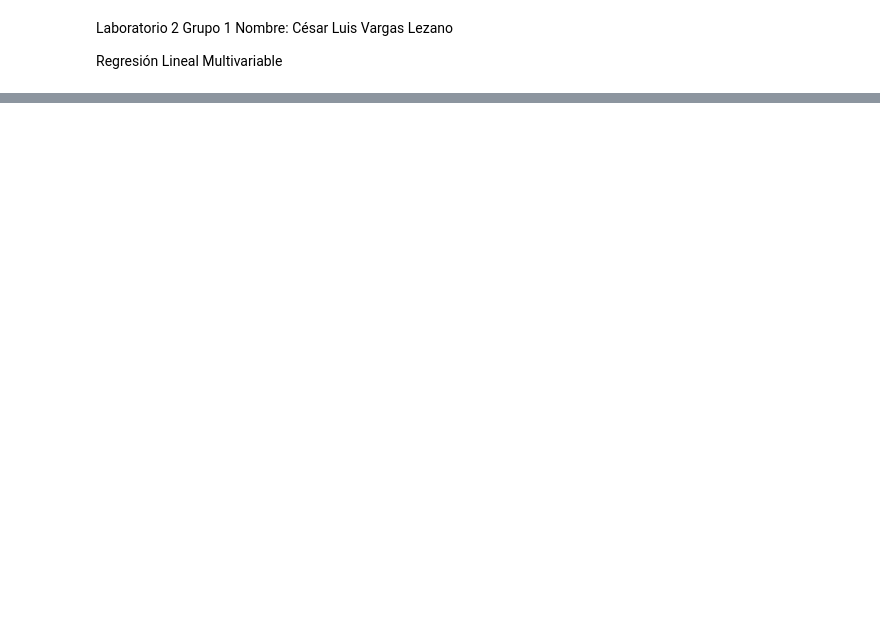
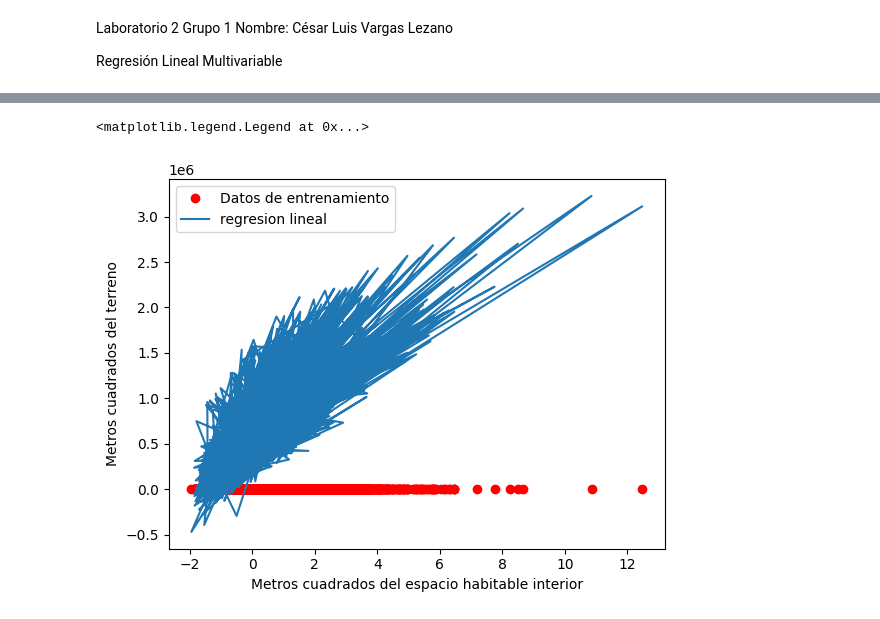
Before and after one commit to cesarvargasL/SIS-420-2-2024, a Jupyter notebook: Laboratorios/Laboratorio 2/laboratorio2.ipynb, the cells around one changed output, grey strips where cells are left out. Drawn from its saved outputs; the diff is of its cells as text; code cells hidden in the pictures; blank space fills up the shorter version.

Commit message:
feat: correcciones para finalizar el laboratorio 2

```diff
--- a/Laboratorios/Laboratorio 2/laboratorio2.ipynb
+++ b/Laboratorios/Laboratorio 2/laboratorio2.ipynb
@@ -235,0 +78,2 @@ X_ren = np.concatenate([np.ones((m, 1)), X], axis=1)
+# %%
+data = data.drop(['id', 'date'], axis=1)
@@ -235,0 +93,5 @@ X_ren = np.concatenate([np.ones((m, 1)), X], axis=1)
+# %%
+# Lectura de datos
+X = data.iloc[:, 1:19]
+y = data.iloc[:, 0]
+m = y.size
@@ -235,0 +360,24 @@ X_ren = np.concatenate([np.ones((m, 1)), X], axis=1)
+# %%
+theta = np.zeros(19)
+
+num_ite = 40000
+alpha = 0.0001
+
+theta, J_historico = calcularDescensoGradiente(X_ready, y, theta, alpha, num_ite)
+print(f"los valores de theta calculados son: { theta }")
+print(f"con un costo de: { J_historico[-1]} ")
+
+# Grafica la convergencia del costo
+pyplot.plot(np.arange(len(J_historico)), J_historico, lw=2)
+pyplot.xlabel('Numero de iteraciones')
+pyplot.ylabel('Costo J')
+
+# Muestra los resultados del descenso por el gradiente
+print('theta calculado por el descenso por el gradiente: {:s}'.format(str(theta)))
+
+# Estimar el precio para un smart watch con distintas caracteristicas
+X_array = [1, 3,	1.00,	1180,	5650,	1.0,	0,	0,	3,	7,	1180,	0,	1955,	0,	98178,	47.5112,	-122.257,	1340,	5650]
+X_array[1:19] = (X_array[1:19] - mu) / sigma
+price = np.dot(X_array, theta)   # Se debe cambiar esto
+
+print('El valor predecido es (usando el descenso por el gradiente): {:.4f}'.format(price))
@@ -235,0 +398,9 @@ X_ren = np.concatenate([np.ones((m, 1)), X], axis=1)
+# %%
+graficarDatos(X_ready[:, 3], X_ready[:, 4], xlabel3, xlabel4)
+
+pyplot.plot(X_ready[:, 3], np.dot(X_ready, theta), '-')
+
+pyplot.legend(['Datos de entrenamiento', 'regresion lineal'])
+# %% [output]
+<matplotlib.legend.Legend at 0x...>
+[figure, added]
```
Also changed, not shown: parts of 81 cells of this notebook.
